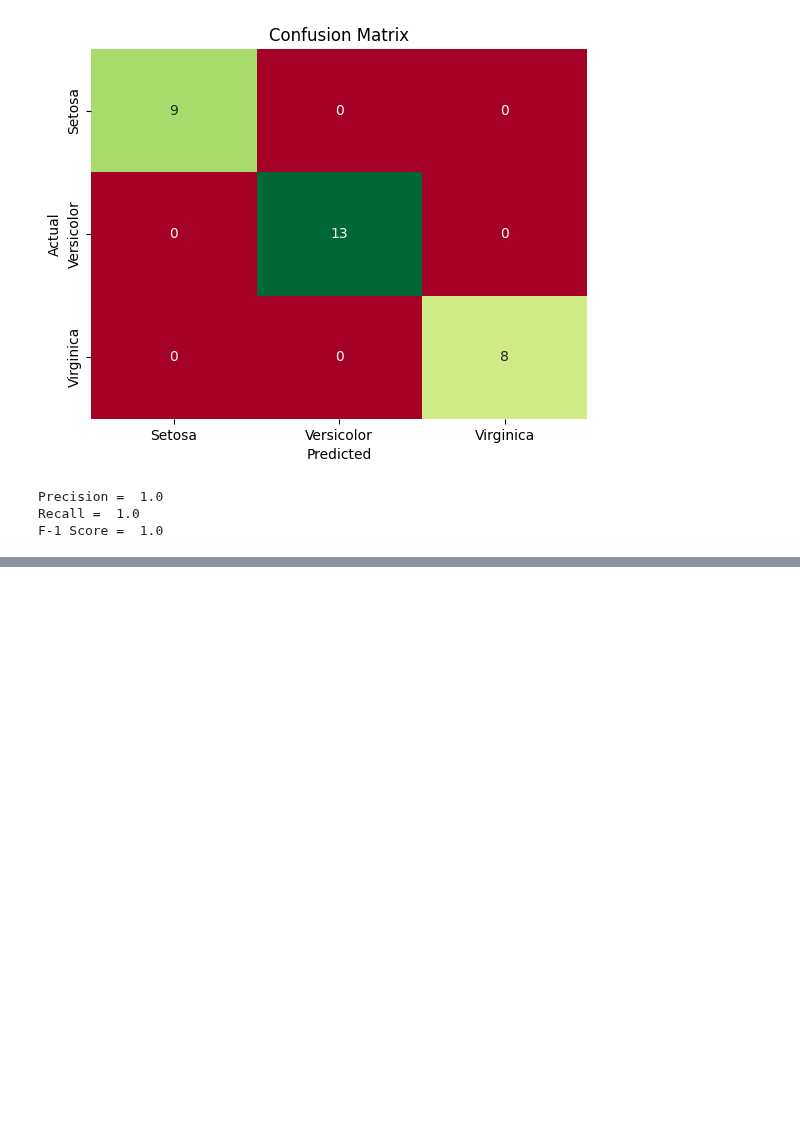
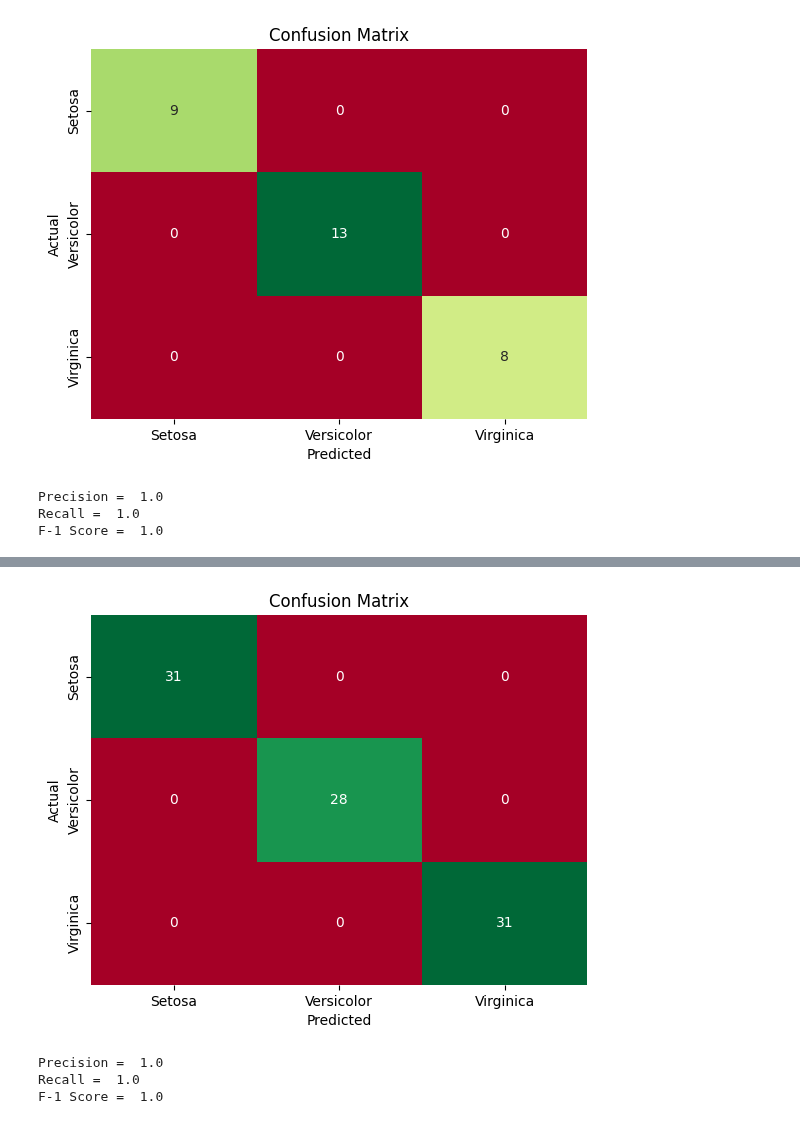
Before and after one commit to JOCRZ/Data-Science-Diploma, a Jupyter notebook: Machine-Learning/Random Forest/Project2/Project2.ipynb, the cells around one changed output, grey strips where cells are left out. Saved outputs shown, nothing was run; the diff lists cells and outputs as text; code cells hidden in the pictures; blank space fills up the shorter version.

```diff
--- a/Machine-Learning/Random Forest/Project2/Project2.ipynb
+++ b/Machine-Learning/Random Forest/Project2/Project2.ipynb
@@ -120,0 +122,25 @@ plt.show()
+# %%
+from sklearn.metrics import confusion_matrix
+
+prediction = rfc.predict(X_train)
+cm = confusion_matrix(y_train, prediction)
+
+labels = np.unique(y_train)
+sns.heatmap(cm,annot=True,fmt='d',cmap='RdYlGn',cbar=False, xticklabels=labels, yticklabels=labels)
+plt.title("Confusion Matrix")
+plt.xlabel("Predicted")
+plt.ylabel("Actual")
+plt.show()
+# %% [output]
+[figure, added]
+# %%
+from sklearn.metrics import recall_score,precision_score,f1_score
+
+prediction = rfc.predict(X_test)
+print("Precision = ",format(precision_score(y_test,prediction,average=None).mean()))
+print("Recall = ",format(recall_score(y_test,prediction,average=None).mean()))
+print("F-1 Score = ",format(f1_score(y_test,prediction,average=None).mean()))
+# %% [output]
+Precision =  1.0
+Recall =  1.0
+F-1 Score =  1.0
```
Also changed, not shown: parts of 2 cells of this notebook, 1 other file.
